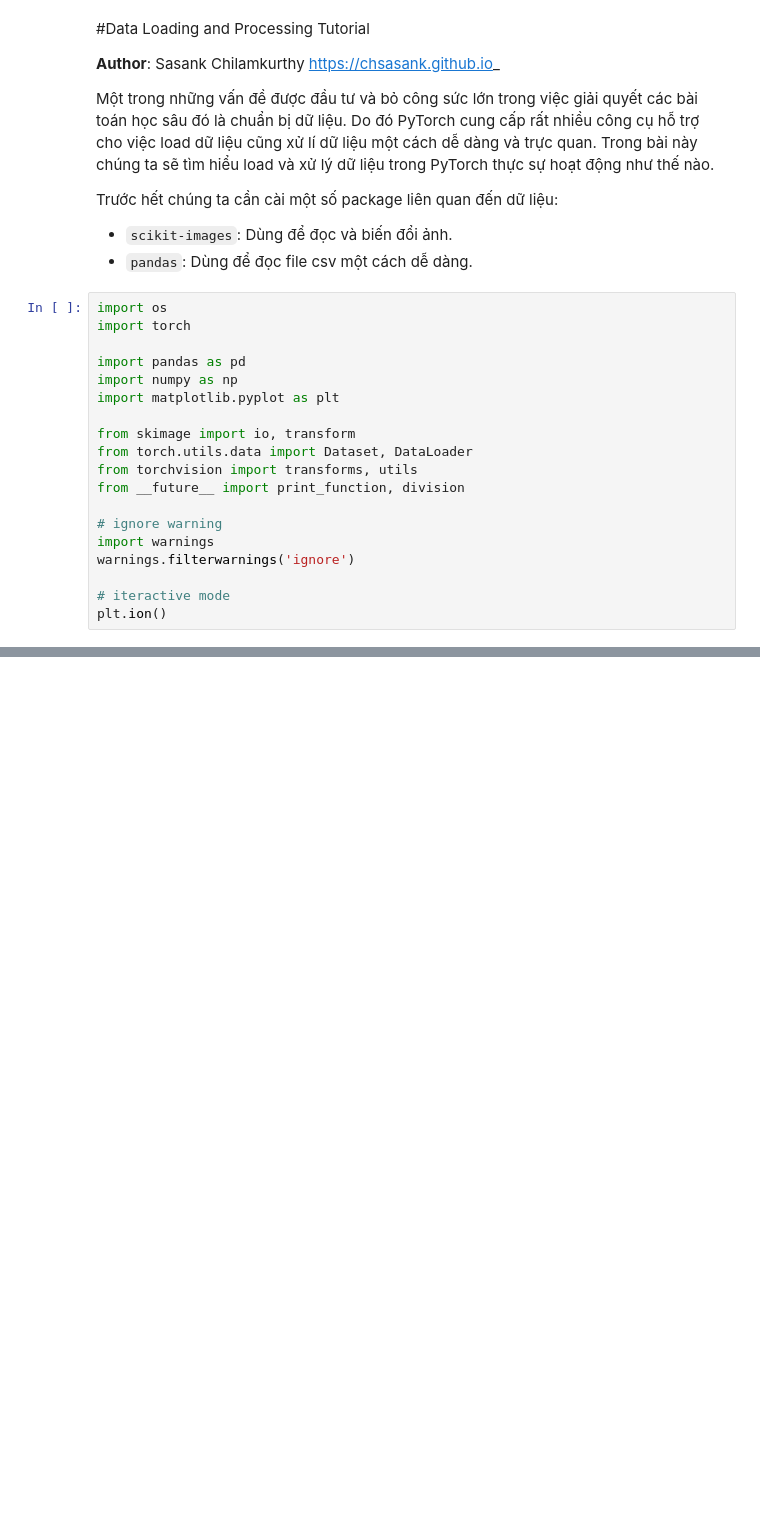
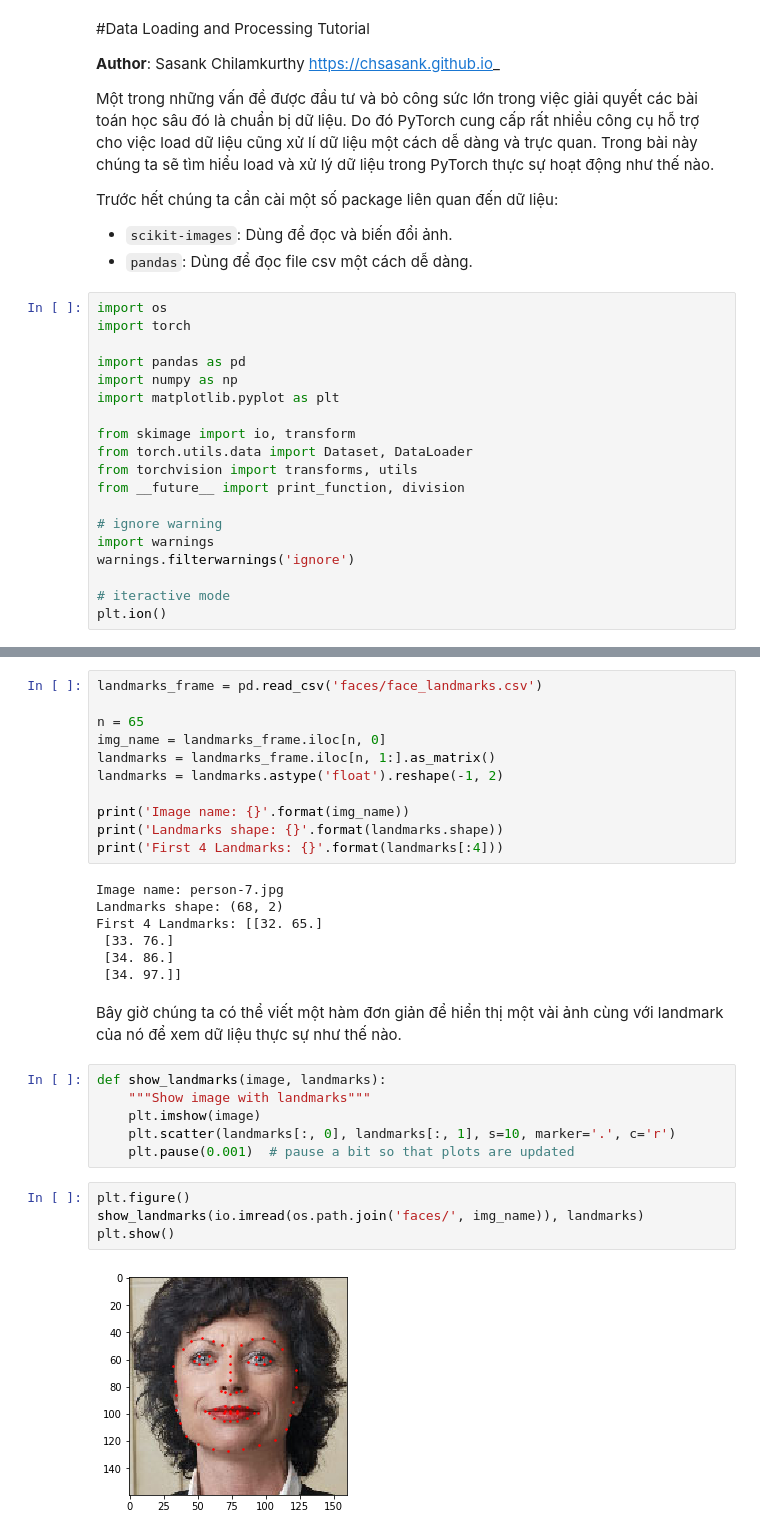
Before and after one commit to vndee/pytorch-vi, a Jupyter notebook: data_loading_tutorial.ipynb, the cells around one changed output, grey strips where cells are left out. Saved outputs shown, nothing was run; the diff lists cells and outputs as text; blank space fills up the shorter version.

```diff
--- a/data_loading_tutorial.ipynb
+++ b/data_loading_tutorial.ipynb
@@ -33,0 +47,32 @@ plt.ion()
+# %%
+landmarks_frame = pd.read_csv('faces/face_landmarks.csv')
+
+n = 65
+img_name = landmarks_frame.iloc[n, 0]
+landmarks = landmarks_frame.iloc[n, 1:].as_matrix()
+landmarks = landmarks.astype('float').reshape(-1, 2)
+
+print('Image name: {}'.format(img_name))
+print('Landmarks shape: {}'.format(landmarks.shape))
+print('First 4 Landmarks: {}'.format(landmarks[:4]))
+# %% [output]
+Image name: person-7.jpg
+Landmarks shape: (68, 2)
+First 4 Landmarks: [[32. 65.]
+ [33. 76.]
+ [34. 86.]
+ [34. 97.]]
+# %% [markdown]
+Bây giờ chúng ta có thể viết một hàm đơn giản để hiển thị một vài ảnh cùng với landmark của nó để xem dữ liệu thực sự như thế nào.
+# %%
+def show_landmarks(image, landmarks):
+    """Show image with landmarks"""
+    plt.imshow(image)
+    plt.scatter(landmarks[:, 0], landmarks[:, 1], s=10, marker='.', c='r')
+    plt.pause(0.001)  # pause a bit so that plots are updated
+# %%
+plt.figure()
+show_landmarks(io.imread(os.path.join('faces/', img_name)), landmarks)
+plt.show()
+# %% [output]
+[figure, added]
```
Also changed, not shown: parts of 5 cells of this notebook.
